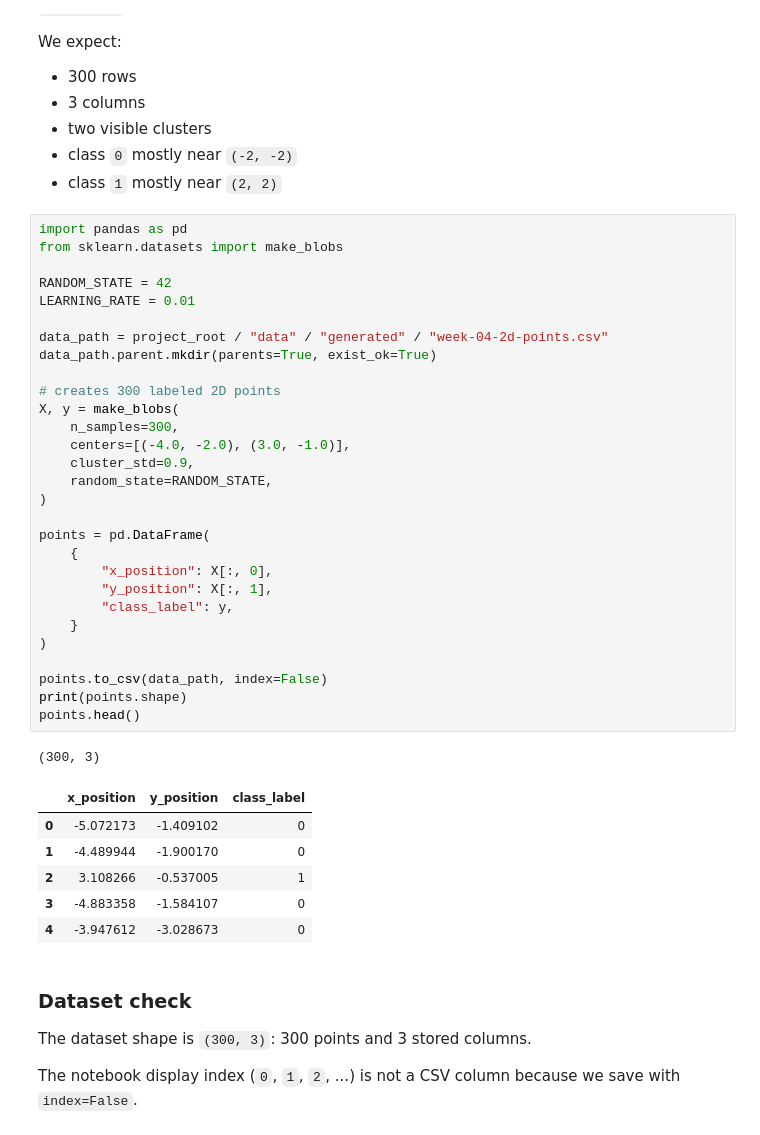
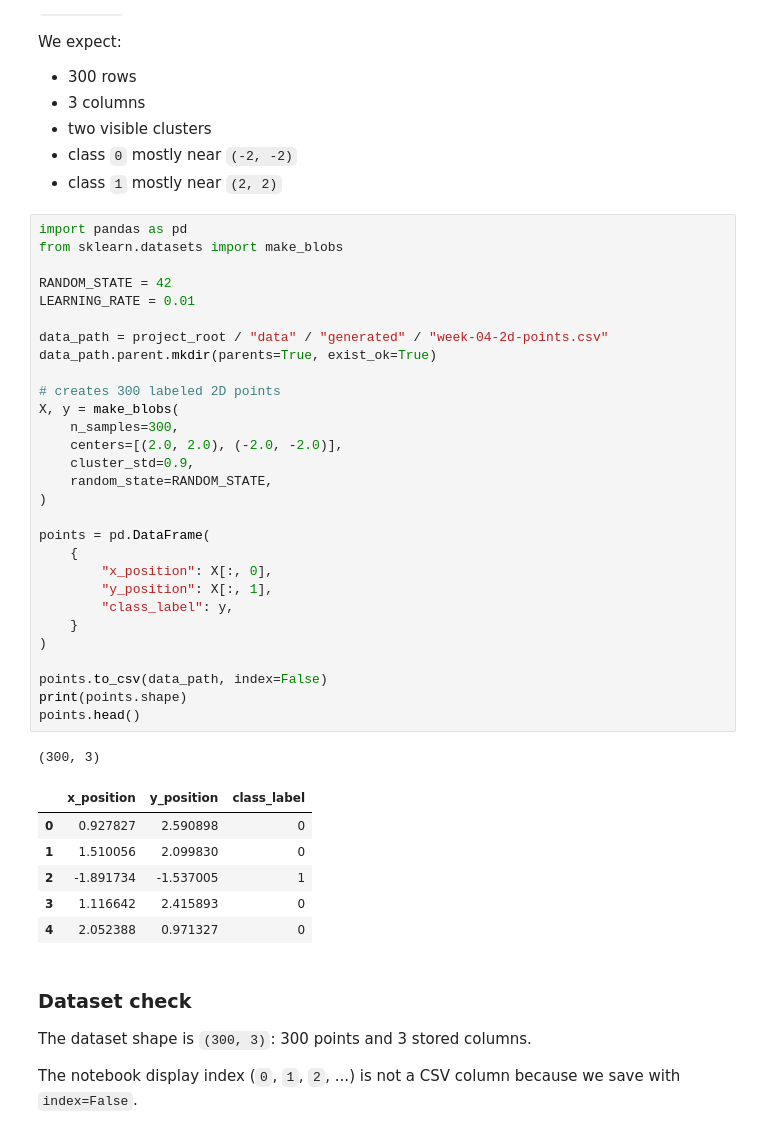
Before and after one commit to majorgilles/intuitive_understanding_machine_learning, a Jupyter notebook: weeks/week-04-classification/train_2d_classifier.ipynb, the cells around one changed output. Saved outputs shown, nothing was run; the diff lists cells and outputs as text.

```diff
--- a/weeks/week-04-classification/train_2d_classifier.ipynb
+++ b/weeks/week-04-classification/train_2d_classifier.ipynb
@@ -42,39 +42,39 @@ We expect:
 import pandas as pd
 from sklearn.datasets import make_blobs
 
 RANDOM_STATE = 42
 LEARNING_RATE = 0.01
 
 data_path = project_root / "data" / "generated" / "week-04-2d-points.csv"
 data_path.parent.mkdir(parents=True, exist_ok=True)
 
 # creates 300 labeled 2D points
 X, y = make_blobs(
     n_samples=300,
-    centers=[(-4.0, -2.0), (3.0, -1.0)],
+    centers=[(2.0, 2.0), (-2.0, -2.0)],
     cluster_std=0.9,
     random_state=RANDOM_STATE,
 )
 
 points = pd.DataFrame(
     {
         "x_position": X[:, 0],
         "y_position": X[:, 1],
         "class_label": y,
     }
 )
 
 points.to_csv(data_path, index=False)
 print(points.shape)
 points.head()
 # %% [output]
 (300, 3)
 |  | x_position | y_position | class_label |
-| 0 | -5.072173 | -1.409102 | 0 |
-| 1 | -4.489944 | -1.900170 | 0 |
-| 2 | 3.108266 | -0.537005 | 1 |
-| 3 | -4.883358 | -1.584107 | 0 |
-| 4 | -3.947612 | -3.028673 | 0 |
+| 0 | 0.927827 | 2.590898 | 0 |
+| 1 | 1.510056 | 2.099830 | 0 |
+| 2 | -1.891734 | -1.537005 | 1 |
+| 3 | 1.116642 | 2.415893 | 0 |
+| 4 | 2.052388 | 0.971327 | 0 |
 # %% [markdown]
 ### Dataset check
 
```
Also changed, not shown: parts of 4 cells of this notebook.
